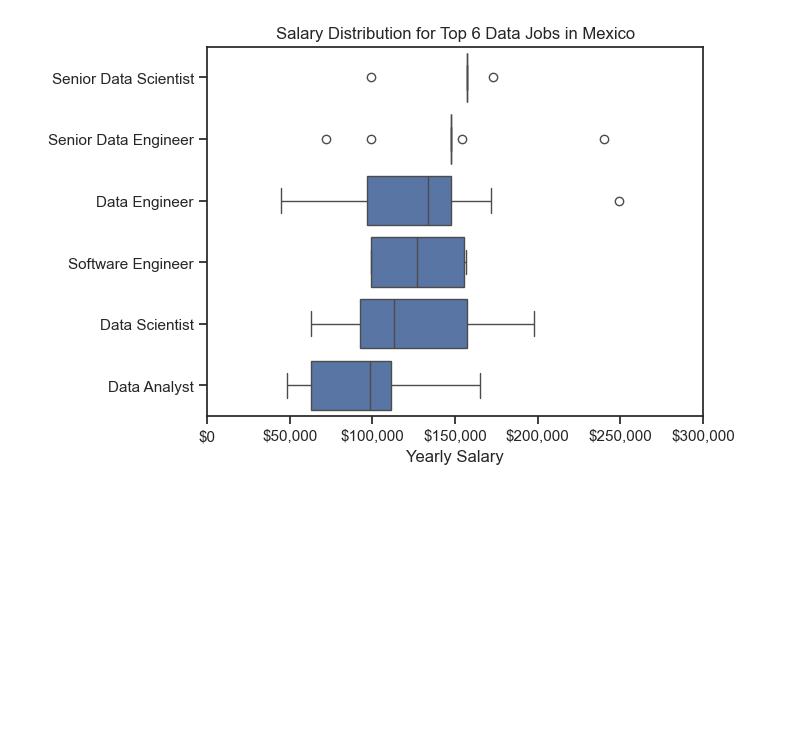
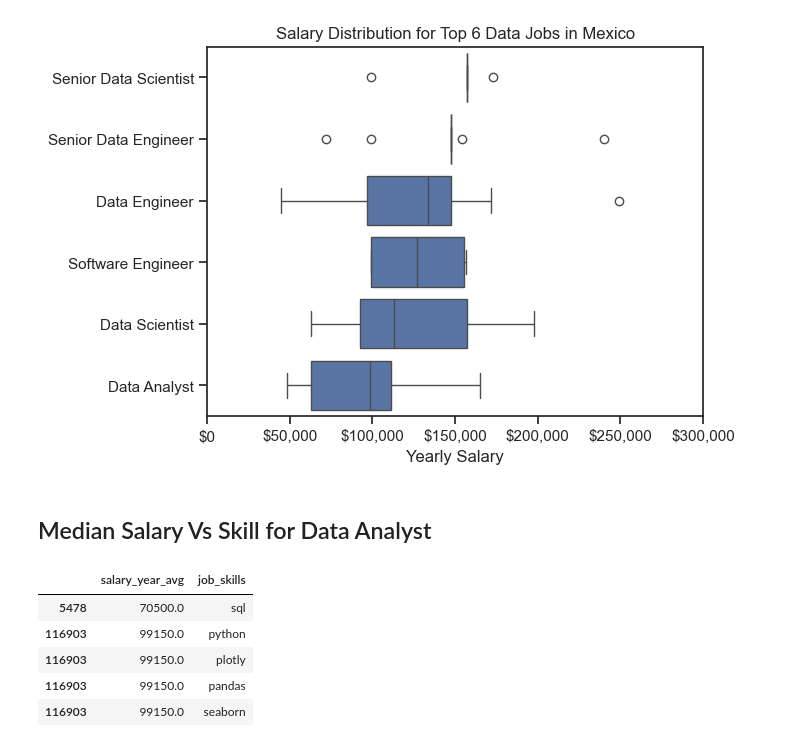
Before and after one commit to bluunna/Python_Job_Analysis, a Jupyter notebook: Project/4_Salary_Analysis.ipynb, the cells around one changed output. Saved outputs shown, nothing was run; the diff lists cells and outputs as text; code cells hidden in the pictures; blank space fills up the shorter version.

```diff
--- a/Project/4_Salary_Analysis.ipynb
+++ b/Project/4_Salary_Analysis.ipynb
@@ -52,3 +52,5 @@ plt.xlim(0, 300000)
 plt.gca().xaxis.set_major_formatter('${x:,.0f}')
 # %% [output]
 [figure]
+# %% [markdown]
+## Median Salary Vs Skill for Data Analyst
@@ -54,0 +62,11 @@ plt.gca().xaxis.set_major_formatter('${x:,.0f}')
+# %%
+# Explode the job_skills column to get individual skills
+df_median = df_median.explode('job_skills')
+df_median[['salary_year_avg', 'job_skills']].head(5)
+# %% [output]
+|  | salary_year_avg | job_skills |
+| 5478 | 70500.0 | sql |
+| 116903 | 99150.0 | python |
+| 116903 | 99150.0 | plotly |
+| 116903 | 99150.0 | pandas |
+| 116903 | 99150.0 | seaborn |
```
Also changed, not shown: parts of 5 cells of this notebook, 2 other files.
